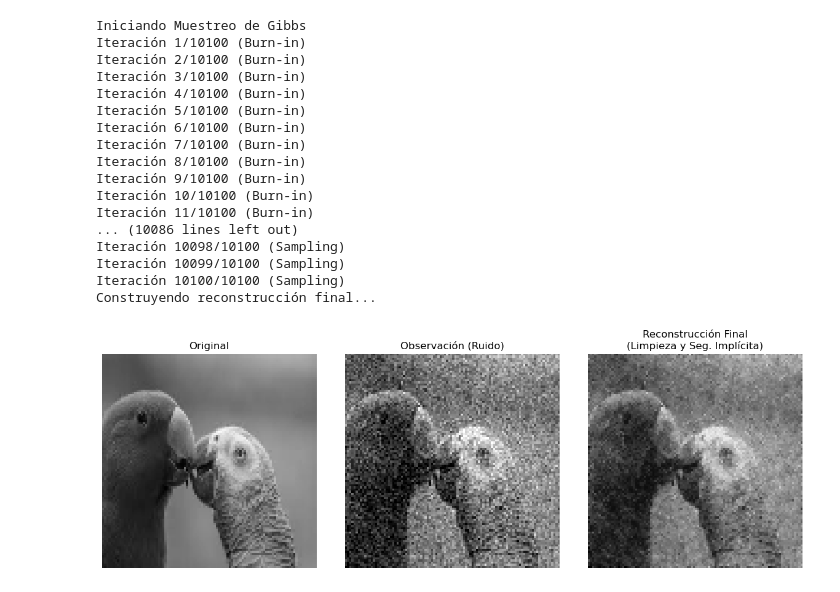
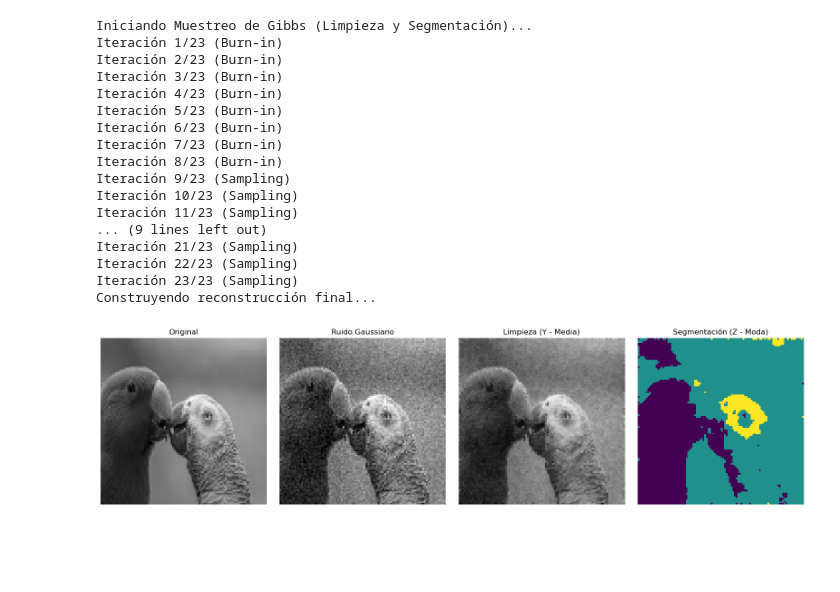
Before and after one commit to DRACDARKTIME/Example-of-Gibbs-fields-for-image-cleaning-and-segmentation, a Jupyter notebook: prueba1.ipynb, the cells around one changed output. Saved outputs shown, nothing was run; the diff lists cells and outputs as text; code cells hidden in the pictures; blank space fills up the shorter version.

Commit message:
Adding to prueba1 segmentation

```diff
--- a/prueba1.ipynb
+++ b/prueba1.ipynb
@@ -68,58 +90,63 @@ def gibbs_implicit_segmentation(noisy_img, burn_in=10, samplings=10,
 # %%
-
 img_path = 'loros2.jpg'
 img = cv2.imread(img_path, cv2.IMREAD_GRAYSCALE)
 
-# Redimensionar para tratabilidad computacional en la prueba
 img = cv2.resize(img, (100, 100))
-img = img / 255.0
+img = img / 255.0 # Normalización
 
-noisy_image = add_noise(img, sigma_normalized=0.1)
+noisy_image = add_noise(img, sigma_normalized=0.05)
 
-final_reconstruction = gibbs_implicit_segmentation(
+# Ejecutar modelo conjunto
+cleaned_img, segmented_img = gibbs_joint_denoise_segment(
     noisy_image,
-    burn_in=100,
-    samplings=10000,
-    sigma=0.08,
-    beta=2.5
+    K=3,
+    burn_in=8,
+    samplings=15,
+    sigma=0.05,
+    beta_y=4.0,    # Fuerza de preservación de bordes
+    beta_z=3     # Fuerza de aglomeración del modelo de Potts
 )
 # %% [output]
-Iniciando Muestreo de Gibbs
-Iteración 1/10100 (Burn-in)
-Iteración 2/10100 (Burn-in)
-Iteración 3/10100 (Burn-in)
-Iteración 4/10100 (Burn-in)
-Iteración 5/10100 (Burn-in)
-Iteración 6/10100 (Burn-in)
-Iteración 7/10100 (Burn-in)
-Iteración 8/10100 (Burn-in)
-Iteración 9/10100 (Burn-in)
-Iteración 10/10100 (Burn-in)
-Iteración 11/10100 (Burn-in)
-... (10086 lines left out)
-Iteración 10098/10100 (Sampling)
-Iteración 10099/10100 (Sampling)
-Iteración 10100/10100 (Sampling)
+Iniciando Muestreo de Gibbs (Limpieza y Segmentación)...
+Iteración 1/23 (Burn-in)
+Iteración 2/23 (Burn-in)
+Iteración 3/23 (Burn-in)
+Iteración 4/23 (Burn-in)
+Iteración 5/23 (Burn-in)
+Iteración 6/23 (Burn-in)
+Iteración 7/23 (Burn-in)
+Iteración 8/23 (Burn-in)
+Iteración 9/23 (Sampling)
+Iteración 10/23 (Sampling)
+Iteración 11/23 (Sampling)
+... (9 lines left out)
+Iteración 21/23 (Sampling)
+Iteración 22/23 (Sampling)
+Iteración 23/23 (Sampling)
 Construyendo reconstrucción final...
 # %%
-plt.figure(figsize=(12, 4))
-
-plt.subplot(1, 3, 1)
+plt.figure(figsize=(16, 4))
+plt.subplot(1, 4, 1)
 plt.title('Original')
 plt.imshow(img, cmap='gray', vmin=0, vmax=1)
 plt.axis('off')
 
-plt.subplot(1, 3, 2)
-plt.title('Observación (Ruido)')
+plt.subplot(1, 4, 2)
+plt.title('Ruido Gaussiano')
 plt.imshow(noisy_image, cmap='gray', vmin=0, vmax=1)
 plt.axis('off')
 
-plt.subplot(1, 3, 3)
-plt.title('Reconstrucción Final\n(Limpieza y Seg. Implícita)')
-plt.imshow(final_reconstruction, cmap='gray', vmin=0, vmax=1)
+plt.subplot(1, 4, 3)
+plt.title('Limpieza (Y - Media)')
+plt.imshow(cleaned_img, cmap='gray', vmin=0, vmax=1)
+plt.axis('off')
+
+plt.subplot(1, 4, 4)
+plt.title('Segmentación (Z - Moda)')
+plt.imshow(segmented_img, cmap='viridis')
 plt.axis('off')
 
 plt.tight_layout()
 plt.show()
 # %% [output]
-[figure, old version]
+[figure, new version]
```
Also changed, not shown: parts of 2 cells of this notebook.
